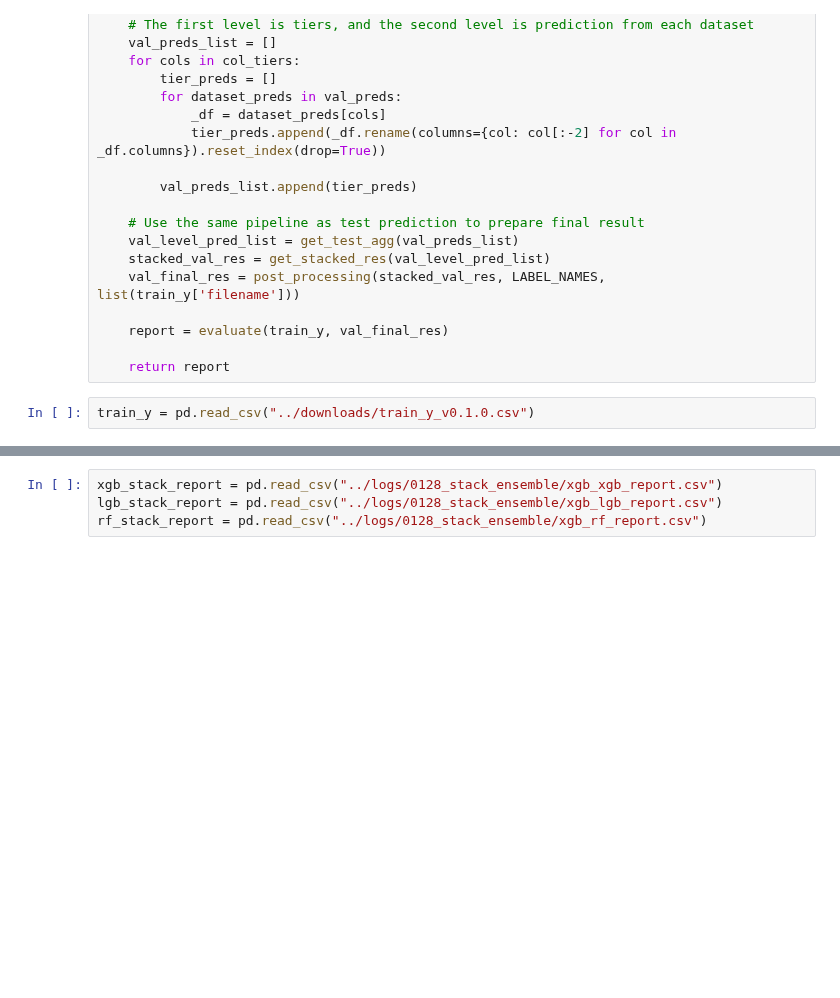
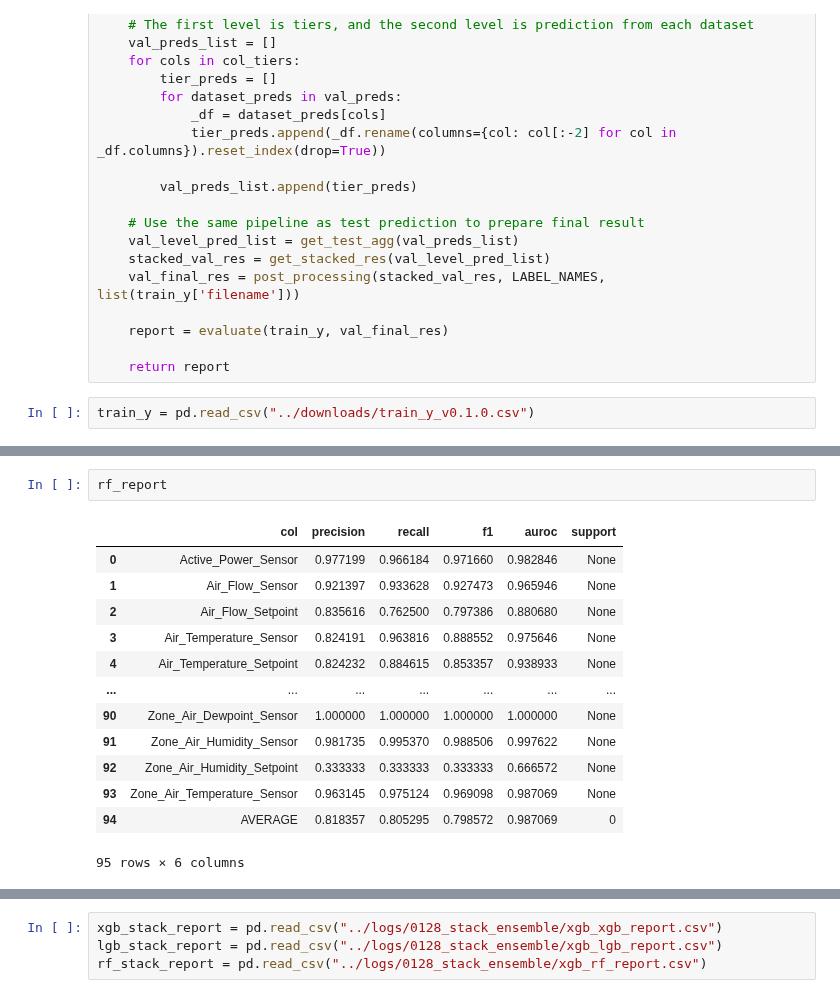
Before and after one commit to JoeZhao527/cl-bricks, a Jupyter notebook: notebooks/ensemble.ipynb, the cells around one changed output, grey strips where cells are left out. Saved outputs shown, nothing was run; the diff lists cells and outputs as text; blank space fills up the shorter version.

```diff
--- a/notebooks/ensemble.ipynb
+++ b/notebooks/ensemble.ipynb
@@ -371,3 +355,19 @@ Heating_Demand_Sensor auroc failed, replace with 1
+# %%
+rf_report
+# %% [output]
+|  | col | precision | recall | f1 | auroc | support |
+| 0 | Active_Power_Sensor | 0.977199 | 0.966184 | 0.971660 | 0.982846 | None |
+| 1 | Air_Flow_Sensor | 0.921397 | 0.933628 | 0.927473 | 0.965946 | None |
+| 2 | Air_Flow_Setpoint | 0.835616 | 0.762500 | 0.797386 | 0.880680 | None |
+| 3 | Air_Temperature_Sensor | 0.824191 | 0.963816 | 0.888552 | 0.975646 | None |
+| 4 | Air_Temperature_Setpoint | 0.824232 | 0.884615 | 0.853357 | 0.938933 | None |
+| ... | ... | ... | ... | ... | ... | ... |
+| 90 | Zone_Air_Dewpoint_Sensor | 1.000000 | 1.000000 | 1.000000 | 1.000000 | None |
+| 91 | Zone_Air_Humidity_Sensor | 0.981735 | 0.995370 | 0.988506 | 0.997622 | None |
+| 92 | Zone_Air_Humidity_Setpoint | 0.333333 | 0.333333 | 0.333333 | 0.666572 | None |
+| 93 | Zone_Air_Temperature_Sensor | 0.963145 | 0.975124 | 0.969098 | 0.987069 | None |
+| 94 | AVERAGE | 0.818357 | 0.805295 | 0.798572 | 0.987069 | 0 |
+95 rows × 6 columns
 # %%
 lgb_cls_weight = lgb_report.sort_values('f1', ascending=False)[['col', 'f1']]
 lgb_cls_weight['f1'] = lgb_cls_weight['f1'].apply(lambda x: 1/(x+1))
```
Also changed, not shown: parts of 6 cells of this notebook, 2 other files.
